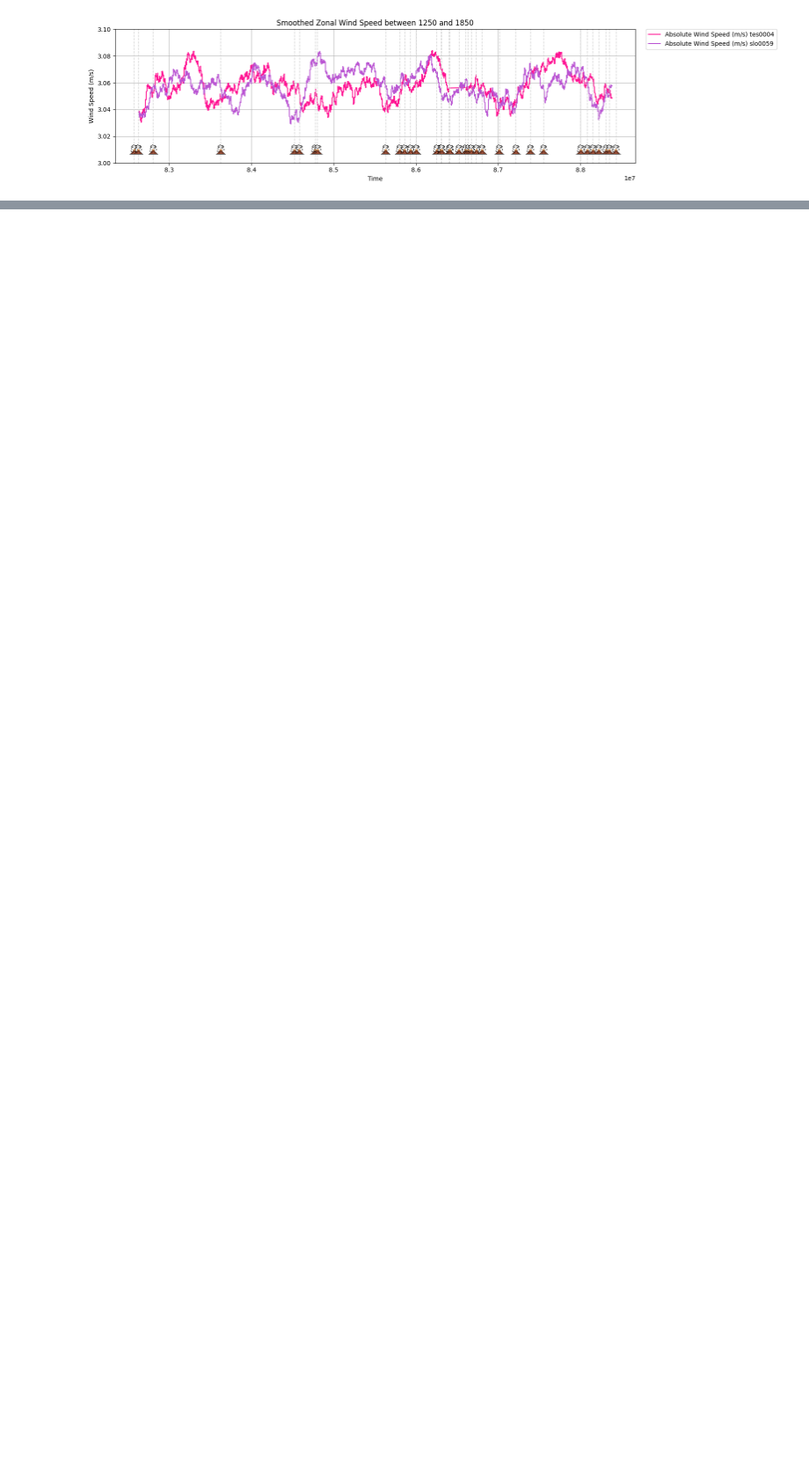
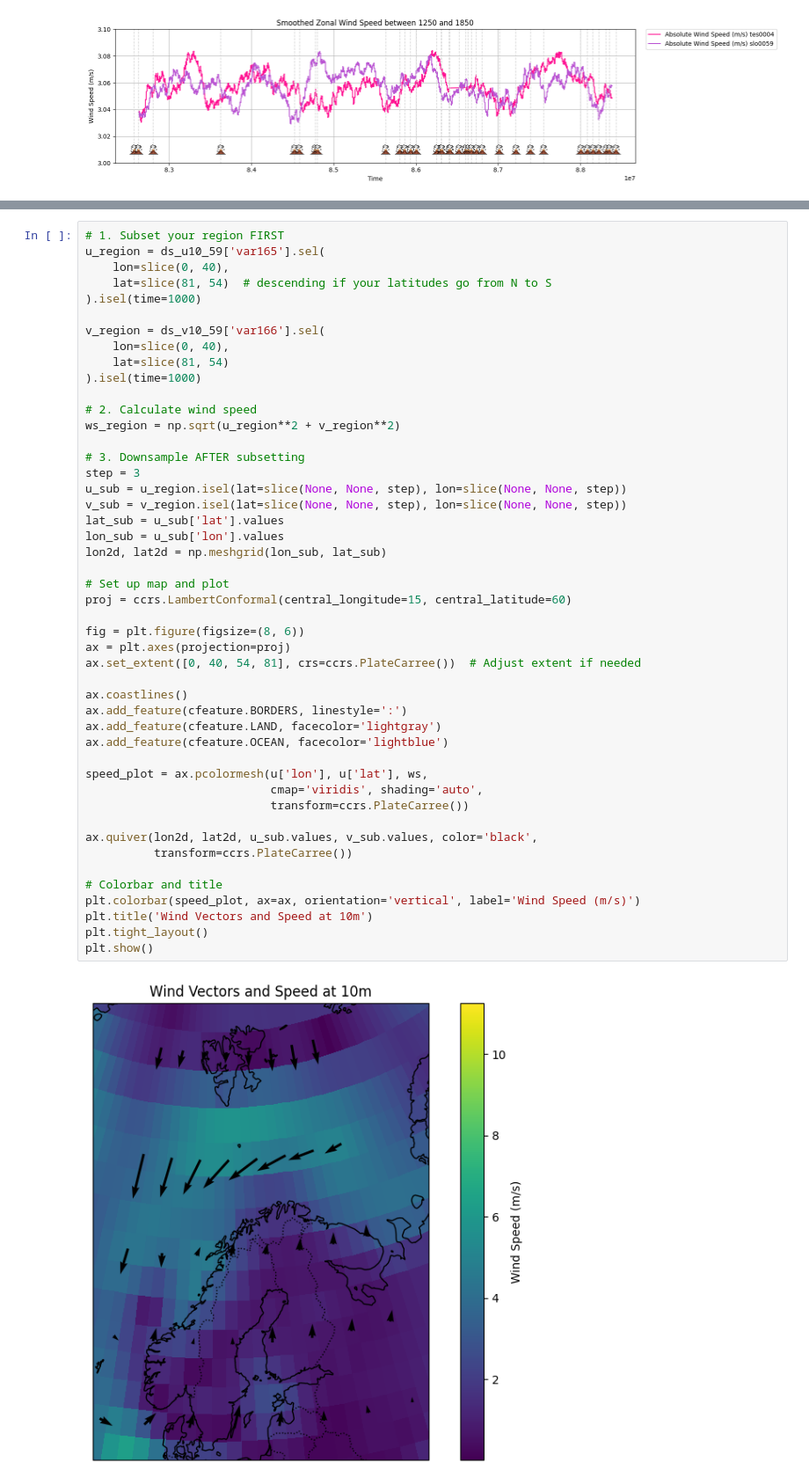
Before and after one commit to EliHHogemo/lia, a Jupyter notebook: winds.ipynb, the cells around one changed output, grey strips where cells are left out. Shown at 88% size. Drawn from its saved outputs; the diff is of its cells as text; blank space fills up the shorter version.

```diff
--- a/winds.ipynb
+++ b/winds.ipynb
@@ -418,0 +544,49 @@ plt.show()
+# %%
+# 1. Subset your region FIRST
+u_region = ds_u10_59['var165'].sel(
+    lon=slice(0, 40),
+    lat=slice(81, 54)  # descending if your latitudes go from N to S
+).isel(time=1000)
+
+v_region = ds_v10_59['var166'].sel(
+    lon=slice(0, 40),
+    lat=slice(81, 54)
+).isel(time=1000)
+
+# 2. Calculate wind speed
+ws_region = np.sqrt(u_region**2 + v_region**2)
+
+# 3. Downsample AFTER subsetting
+step = 3
+u_sub = u_region.isel(lat=slice(None, None, step), lon=slice(None, None, step))
+v_sub = v_region.isel(lat=slice(None, None, step), lon=slice(None, None, step))
+lat_sub = u_sub['lat'].values
+lon_sub = u_sub['lon'].values
+lon2d, lat2d = np.meshgrid(lon_sub, lat_sub)
+
+# Set up map and plot
+proj = ccrs.LambertConformal(central_longitude=15, central_latitude=60)
+
+fig = plt.figure(figsize=(8, 6))
+ax = plt.axes(projection=proj)
+ax.set_extent([0, 40, 54, 81], crs=ccrs.PlateCarree())  # Adjust extent if needed
+
+ax.coastlines()
+ax.add_feature(cfeature.BORDERS, linestyle=':')
+ax.add_feature(cfeature.LAND, facecolor='lightgray')
+ax.add_feature(cfeature.OCEAN, facecolor='lightblue')
+
+speed_plot = ax.pcolormesh(u['lon'], u['lat'], ws,
+                           cmap='viridis', shading='auto',
+                           transform=ccrs.PlateCarree())
+
+ax.quiver(lon2d, lat2d, u_sub.values, v_sub.values, color='black',
+          transform=ccrs.PlateCarree())
+
+# Colorbar and title
+plt.colorbar(speed_plot, ax=ax, orientation='vertical', label='Wind Speed (m/s)')
+plt.title('Wind Vectors and Speed at 10m')
+plt.tight_layout()
+plt.show()
+# %% [output]
+[figure, added]
```
Also changed, not shown: parts of 8 cells of this notebook.
